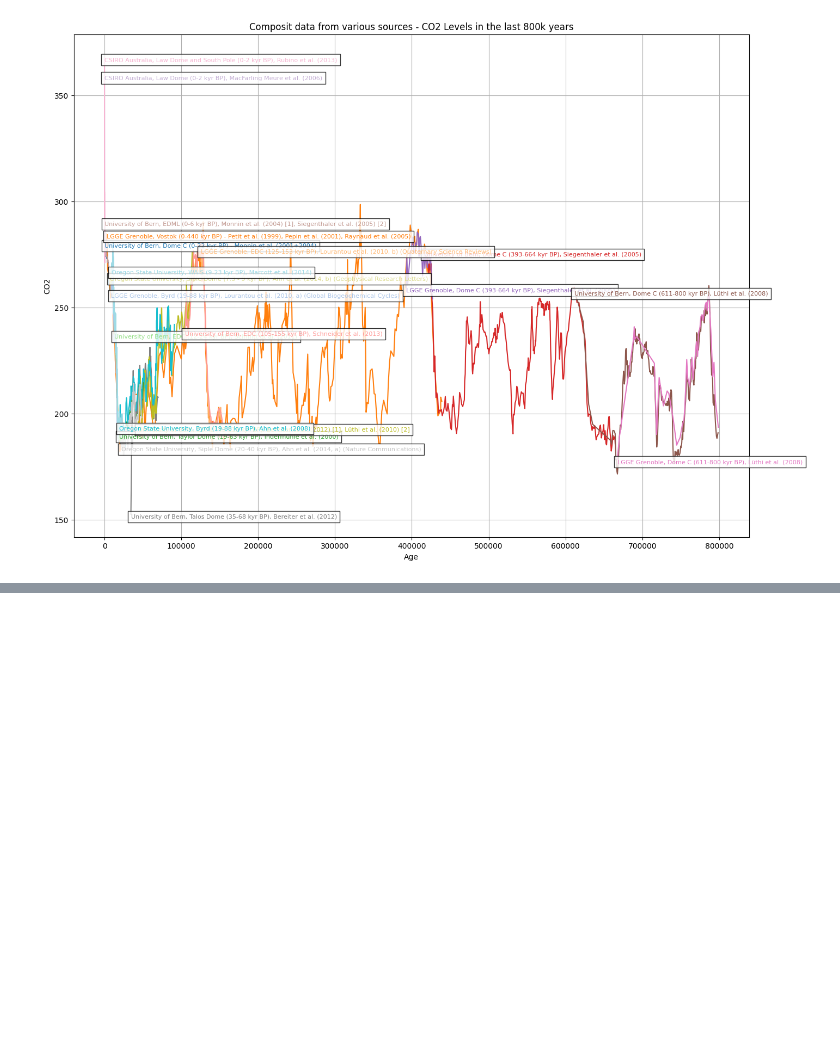
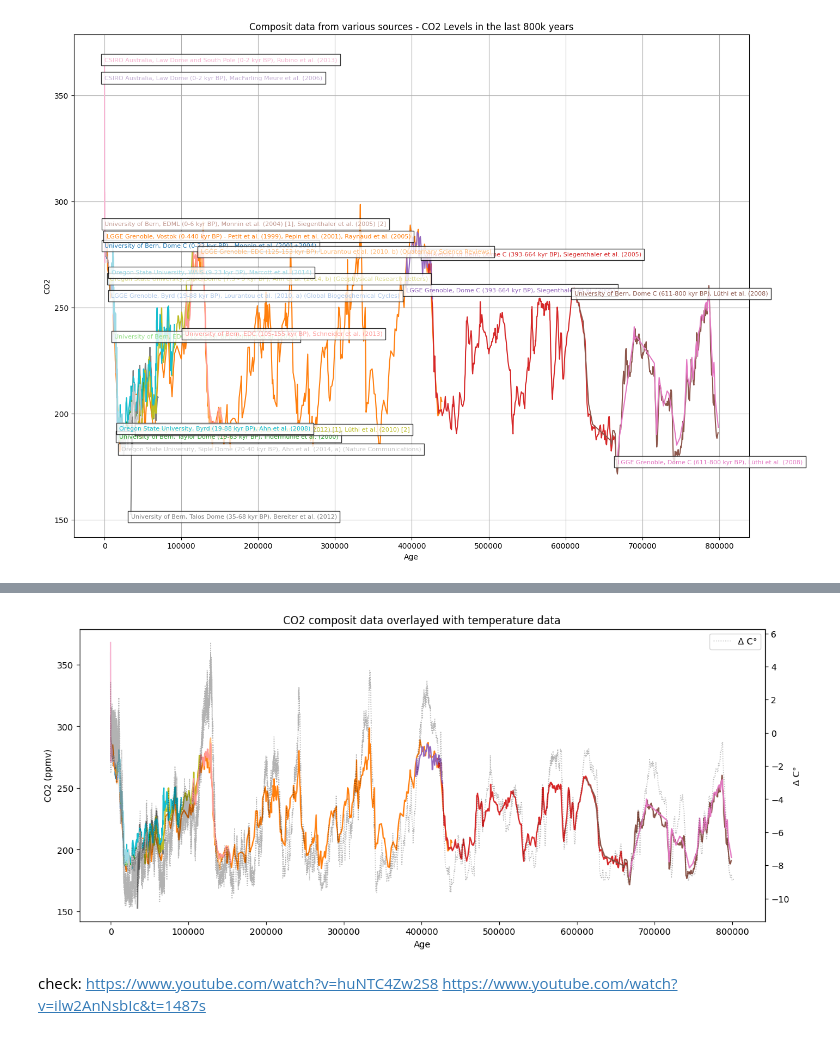
Before and after one commit to noyo0/ProgrammingForDataAnalysis_Project2, a Jupyter notebook: Project2/Project2.ipynb, the cells around one changed output, grey strips where cells are left out. Saved outputs shown, nothing was run; the diff lists cells and outputs as text; code cells hidden in the pictures; blank space fills up the shorter version.

```diff
--- a/Project2/Project2.ipynb
+++ b/Project2/Project2.ipynb
@@ -260,0 +273,27 @@ plt.show()
+# %%
+linecolors = ["#1f77b4", "#ff7f0e", "#2ca02c", "#d62728", "#9467bd", "#8c564b", "#e377c2", "#7f7f7f", "#bcbd22", "#17becf",
+    "#aec7e8", "#ffbb78", "#98df8a", "#ff9896", "#c5b0d5", "#c49c94", "#f7b6d2", "#c7c7c7", "#dbdb8d", "#9edae5"]
+
+fig, ax2 = plt.subplots(figsize=(14, 6))
+ax1 = ax2.twinx()
+
+# ax1.plot(dfCO2['EDC3_gas_a (yr)'], dfCO2['CO2 (ppmv)'], color='black', label='CO2')
+ax1.plot(dfTemperature['Age'], dfTemperature['Temperature'], color='black', label='Δ C°', alpha=0.3, lw=1,linestyle=':')
+ax2.set_ylabel('CO2 (ppmv)')  # Set y-axis label
+ax1.set_ylabel('Δ C°')  # Set y-axis label
+ax2.set_xlabel('Age')
+
+
+for df, label, color in zip(dataframes, labels, linecolors):
+    ax2.plot(df.iloc[:, 0], df.iloc[:, 1], color=color)
+    # add labels
+    #ax2.text(df.iloc[0, 0], df.iloc[0, 1], label, fontsize=8, verticalalignment='top', bbox=dict(facecolor='white', alpha=0.8), color=color)
+ax1.legend(loc='upper right')
+#ax2.legend(loc='upper left')
+plt.title("CO2 composit data overlayed with temperature data")
+plt.show()
+# %% [output]
+[figure, added]
+# %% [markdown]
+check: https://www.youtube.com/watch?v=huNTC4Zw2S8
+https://www.youtube.com/watch?v=ilw2AnNsbIc&t=1487s
```
Also changed, not shown: parts of 7 cells of this notebook, 1 other file.
